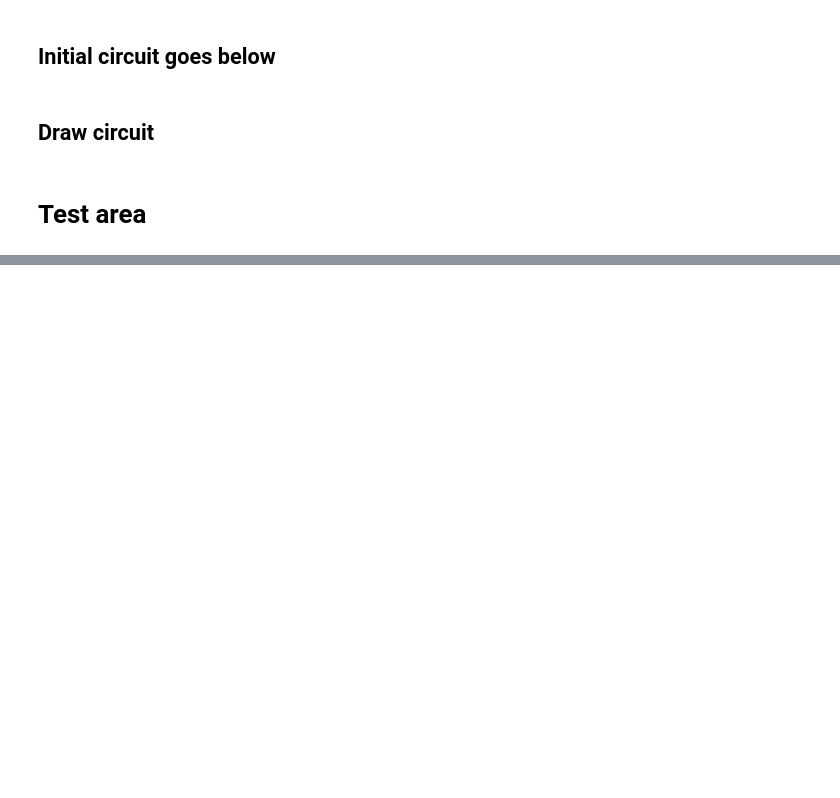
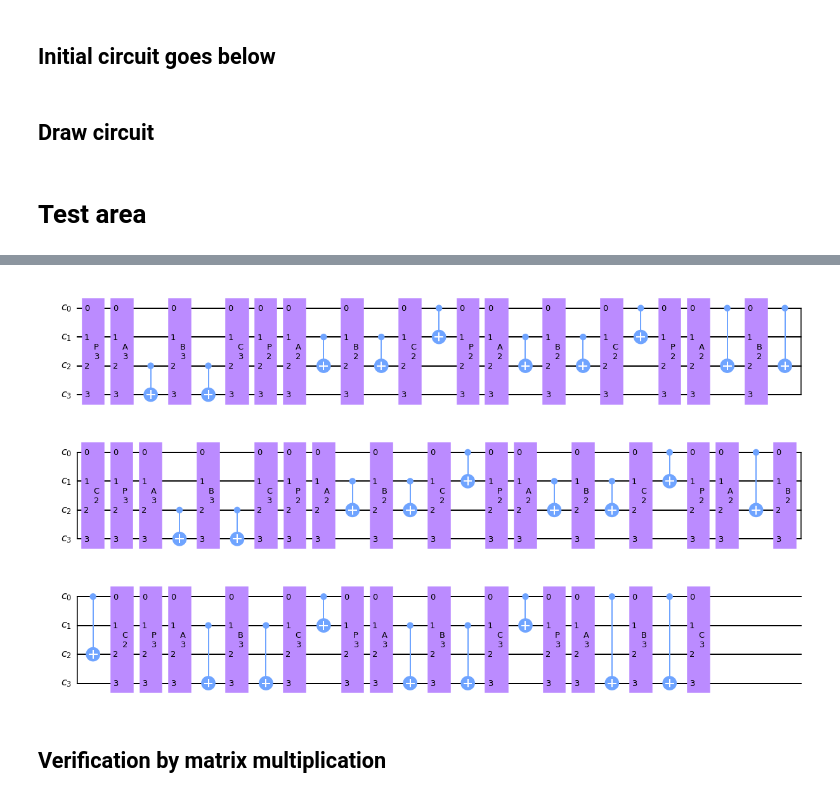
Before and after one commit to psasanka1729/nisq-grover, a Jupyter notebook: Toffoli decomposition.ipynb, the cells around one changed output, grey strips where cells are left out. Cells and saved outputs as stored; diff of their text form; code cells hidden in the pictures; blank space fills up the shorter version.

```diff
--- a/Toffoli decomposition.ipynb
+++ b/Toffoli decomposition.ipynb
@@ -1186,0 +1343,6 @@ for gate in Qf:
+# %%
+Two_Qubit_Circuit.draw("mpl")
+# %% [output]
+[figure, added]
+# %% [markdown]
+## Verification by matrix multiplication
```
Also changed, not shown: parts of 24 cells of this notebook.
